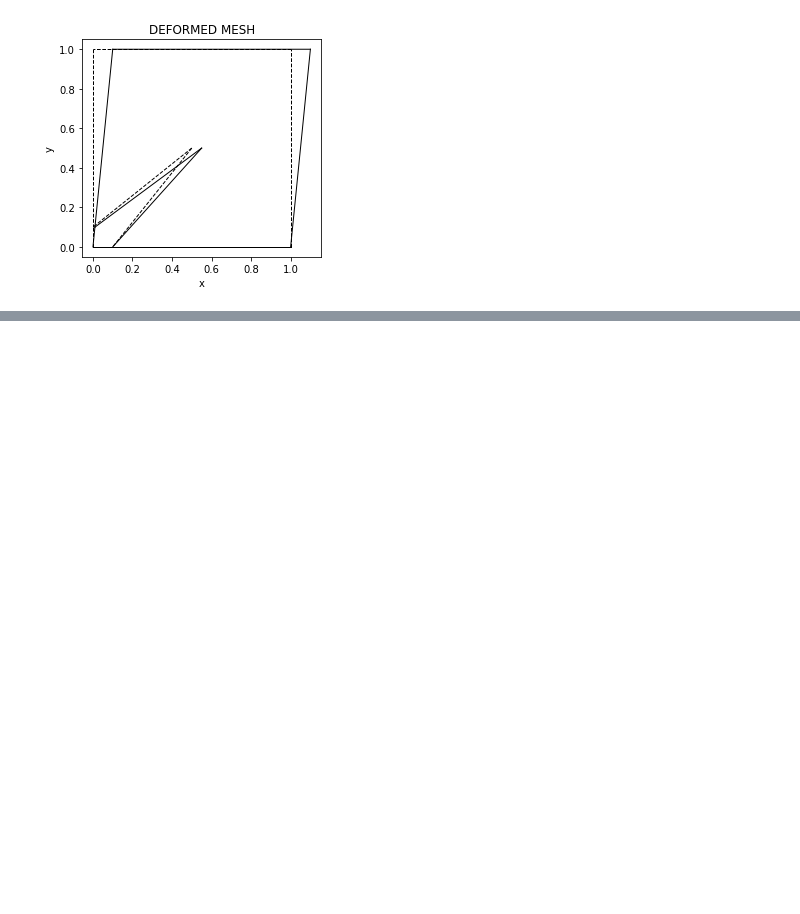
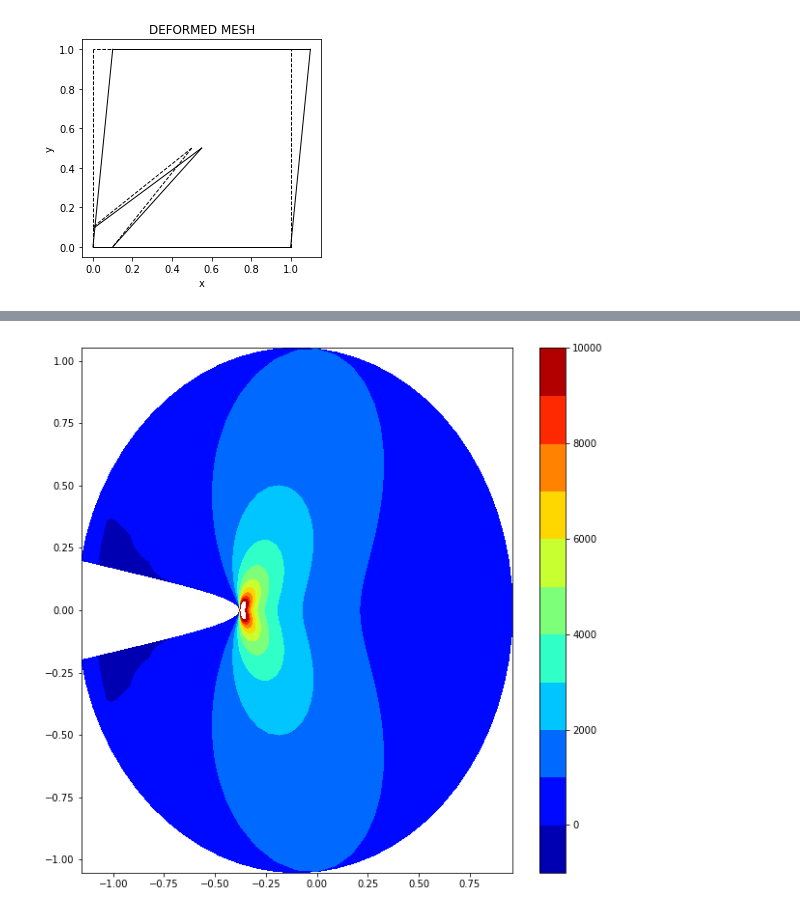
Before and after one commit to amemetov/sbfem-sandbox, a Jupyter notebook: notebooks/Example3.ipynb, the cells around one changed output, grey strips where cells are left out. Cells and saved outputs as stored; diff of their text form; code cells hidden in the pictures; blank space fills up the shorter version.

```diff
--- a/notebooks/Example3.ipynb
+++ b/notebooks/Example3.ipynb
@@ -109,0 +157,4 @@ deformed, fct = utils.plotDeformedMesh(d, coord, sdConn, opt)
+# %%
+plot_3_9_stress(16)
+# %% [output]
+[figure, added]
```
Also changed, not shown: parts of 5 cells of this notebook, 10 other files.
